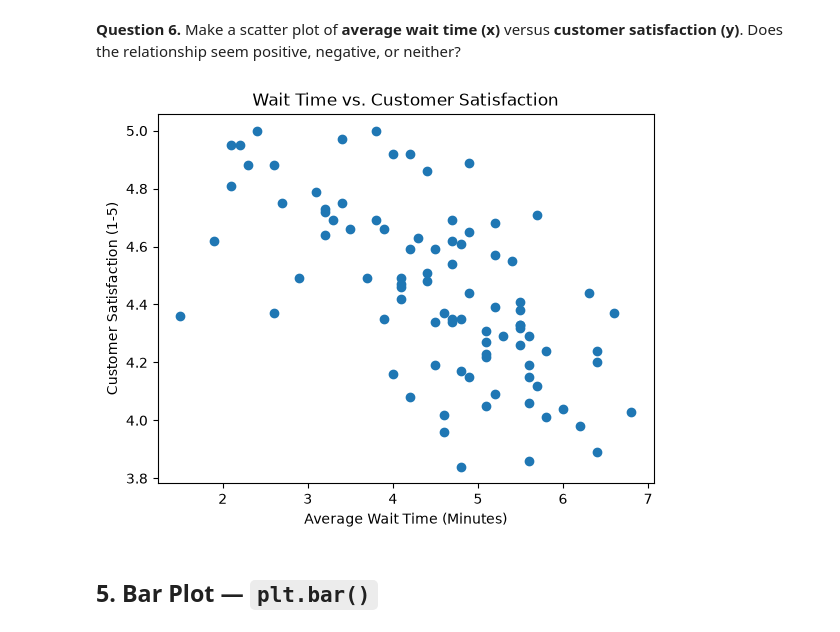
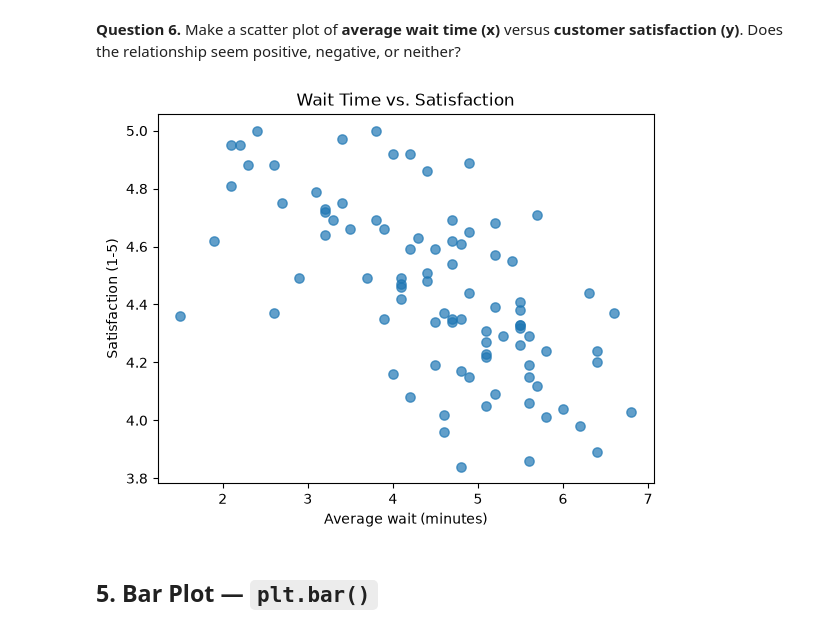
Before and after one commit to ChloeFrisch843/Data_Science_II, a Jupyter notebook: untitled folder/3_matplotlib_practice.ipynb, the cells around one changed output. Drawn from its saved outputs; the diff is of its cells as text; code cells hidden in the pictures.

```diff
--- a/untitled folder/3_matplotlib_practice.ipynb
+++ b/untitled folder/3_matplotlib_practice.ipynb
@@ -239,13 +240,14 @@ plt.show()
 **Question 6.** Make a scatter plot of **average wait time (x)** versus **customer satisfaction (y)**. Does the relationship seem positive, negative, or neither?
 # %%
 # Question 6
-plt.scatter(df["Avg_Wait_Min"], df["Satisfaction_1to5"])
-plt.xlabel("Average Wait Time (Minutes)")
-plt.ylabel("Customer Satisfaction (1-5)")
-plt.title("Wait Time vs. Customer Satisfaction")
+plt.scatter(df["Avg_Wait_Min"], df["Satisfaction_1to5"],
+s=45, alpha=0.7)
+plt.xlabel("Average wait (minutes)")
+plt.ylabel("Satisfaction (1-5)")
+plt.title("Wait Time vs. Satisfaction")
 plt.show()
 # %% [output]
-[figure, old version]
+[figure, new version]
 # %% [markdown]
 ## 5. Bar Plot — `plt.bar()`
 # %% [markdown]
```
Also changed, not shown: parts of 6 cells of this notebook, 1 other file.
